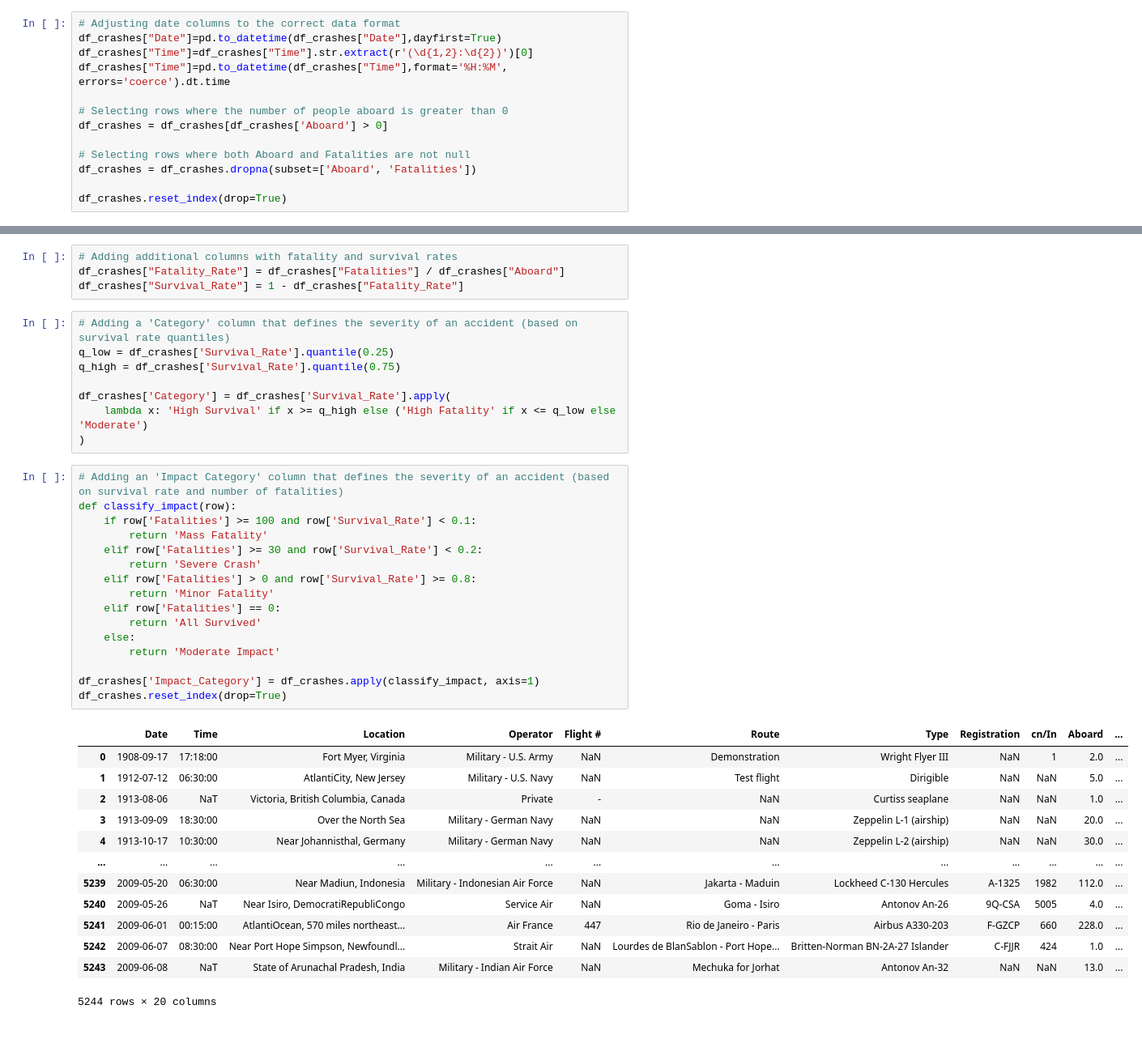
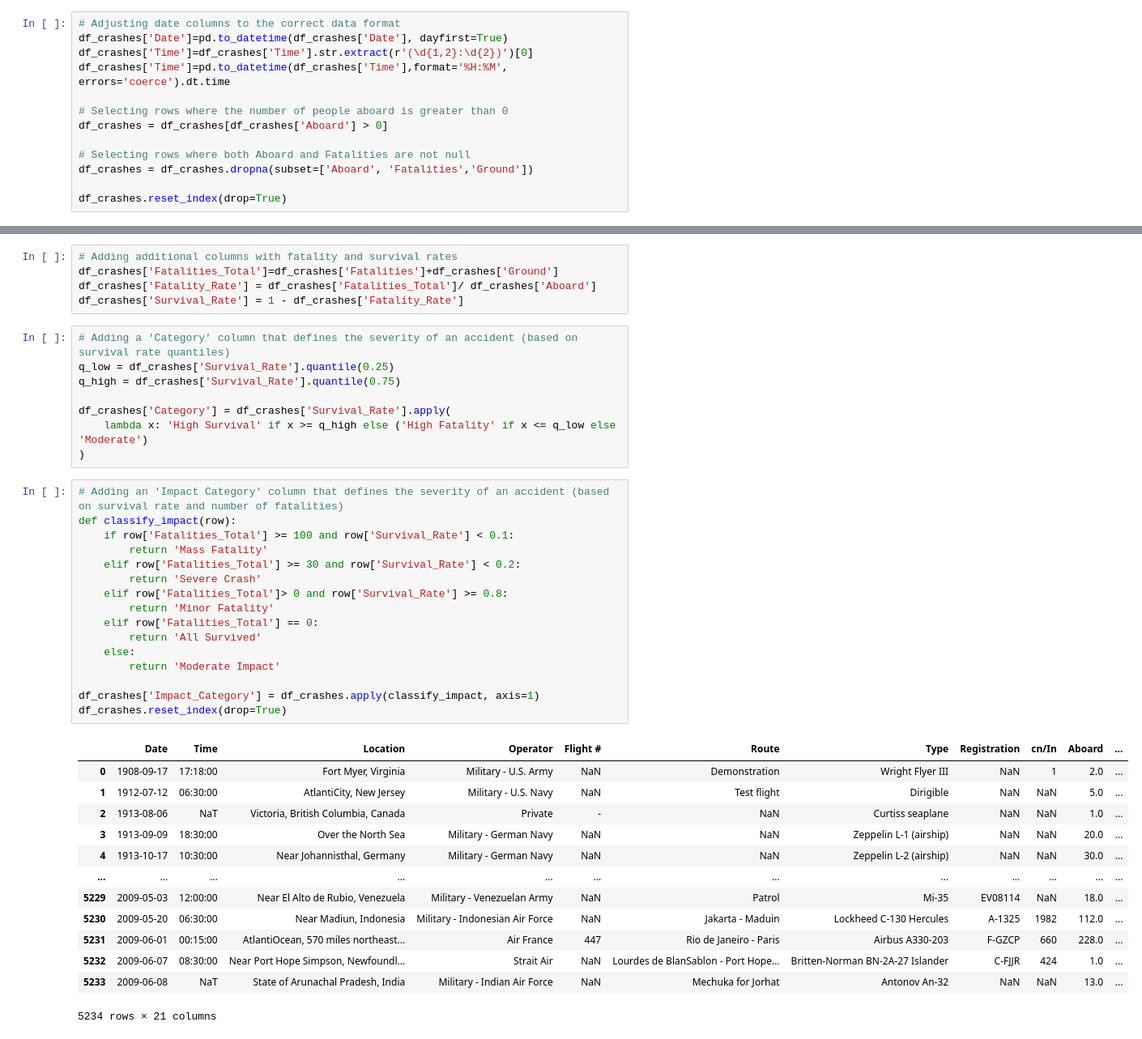
Before and after one commit to HelChytilova/CaseStudies2025, a Jupyter notebook: plane_crashes_final.ipynb, the cells around one changed output, grey strips where cells are left out. Shown at 81% size. Drawn from its saved outputs; the diff is of its cells as text.

```diff
--- a/plane_crashes_final.ipynb
+++ b/plane_crashes_final.ipynb
@@ -7,14 +12,14 @@ df_crashes=pd.read_csv("Airplane_crashes.csv", delimiter=';')
 # %%
 # Adjusting date columns to the correct data format
-df_crashes["Date"]=pd.to_datetime(df_crashes["Date"],dayfirst=True)
-df_crashes["Time"]=df_crashes["Time"].str.extract(r'(\d{1,2}:\d{2})')[0]
-df_crashes["Time"]=pd.to_datetime(df_crashes["Time"],format='%H:%M', errors='coerce').dt.time
+df_crashes['Date']=pd.to_datetime(df_crashes['Date'], dayfirst=True)
+df_crashes['Time']=df_crashes['Time'].str.extract(r'(\d{1,2}:\d{2})')[0]
+df_crashes['Time']=pd.to_datetime(df_crashes['Time'],format='%H:%M', errors='coerce').dt.time
 
 # Selecting rows where the number of people aboard is greater than 0
 df_crashes = df_crashes[df_crashes['Aboard'] > 0]
 
 # Selecting rows where both Aboard and Fatalities are not null
-df_crashes = df_crashes.dropna(subset=['Aboard', 'Fatalities'])
+df_crashes = df_crashes.dropna(subset=['Aboard', 'Fatalities','Ground'])
 
 df_crashes.reset_index(drop=True)
 # %% [output]
@@ -38,8 +43,9 @@ df_crashes["Year"] = df_crashes["Date"].dt.year
 df_crashes['Weekday'] = df_crashes['Date'].dt.day_name()
 # %%
 # Adding additional columns with fatality and survival rates
-df_crashes["Fatality_Rate"] = df_crashes["Fatalities"] / df_crashes["Aboard"]
-df_crashes["Survival_Rate"] = 1 - df_crashes["Fatality_Rate"]
+df_crashes['Fatalities_Total']=df_crashes['Fatalities']+df_crashes['Ground']
+df_crashes['Fatality_Rate'] = df_crashes['Fatalities_Total']/ df_crashes['Aboard']
+df_crashes['Survival_Rate'] = 1 - df_crashes['Fatality_Rate']
 # %%
 # Adding a 'Category' column that defines the severity of an accident (based on survival rate quantiles)
 q_low = df_crashes['Survival_Rate'].quantile(0.25)
@@ -51,33 +57,33 @@ df_crashes['Category'] = df_crashes['Survival_Rate'].apply(
 # %%
 # Adding an 'Impact Category' column that defines the severity of an accident (based on survival rate and number of fatalities)
 def classify_impact(row):
-    if row['Fatalities'] >= 100 and row['Survival_Rate'] < 0.1:
+    if row['Fatalities_Total'] >= 100 and row['Survival_Rate'] < 0.1:
         return 'Mass Fatality'
-    elif row['Fatalities'] >= 30 and row['Survival_Rate'] < 0.2:
+    elif row['Fatalities_Total'] >= 30 and row['Survival_Rate'] < 0.2:
         return 'Severe Crash'
-    elif row['Fatalities'] > 0 and row['Survival_Rate'] >= 0.8:
+    elif row['Fatalities_Total']> 0 and row['Survival_Rate'] >= 0.8:
         return 'Minor Fatality'
-    elif row['Fatalities'] == 0:
+    elif row['Fatalities_Total'] == 0:
         return 'All Survived'
     else:
         return 'Moderate Impact'
 
 df_crashes['Impact_Category'] = df_crashes.apply(classify_impact, axis=1)
 df_crashes.reset_index(drop=True)
 # %% [output]
 |  | Date | Time | Location | Operator | Flight # | Route | Type | Registration | cn/In | Aboard | ... |
 | 0 | 1908-09-17 | 17:18:00 | Fort Myer, Virginia | Military - U.S. Army | NaN | Demonstration | Wright Flyer III | NaN | 1 | 2.0 | ... |
 | 1 | 1912-07-12 | 06:30:00 | AtlantiCity, New Jersey | Military - U.S. Navy | NaN | Test flight | Dirigible | NaN | NaN | 5.0 | ... |
 | 2 | 1913-08-06 | NaT | Victoria, British Columbia, Canada | Private | - | NaN | Curtiss seaplane | NaN | NaN | 1.0 | ... |
 | 3 | 1913-09-09 | 18:30:00 | Over the North Sea | Military - German Navy | NaN | NaN | Zeppelin L-1 (airship) | NaN | NaN | 20.0 | ... |
 | 4 | 1913-10-17 | 10:30:00 | Near Johannisthal, Germany | Military - German Navy | NaN | NaN | Zeppelin L-2 (airship) | NaN | NaN | 30.0 | ... |
 | ... | ... | ... | ... | ... | ... | ... | ... | ... | ... | ... | ... |
-| 5239 | 2009-05-20 | 06:30:00 | Near Madiun, Indonesia | Military - Indonesian Air Force | NaN | Jakarta - Maduin | Lockheed C-130 Hercules | A-1325 | 1982 | 112.0 | ... |
-| 5240 | 2009-05-26 | NaT | Near Isiro, DemocratiRepubliCongo | Service Air | NaN | Goma - Isiro | Antonov An-26 | 9Q-CSA | 5005 | 4.0 | ... |
-| 5241 | 2009-06-01 | 00:15:00 | AtlantiOcean, 570 miles northeast... | Air France | 447 | Rio de Janeiro - Paris | Airbus A330-203 | F-GZCP | 660 | 228.0 | ... |
-| 5242 | 2009-06-07 | 08:30:00 | Near Port Hope Simpson, Newfoundl... | Strait Air | NaN | Lourdes de BlanSablon - Port Hope... | Britten-Norman BN-2A-27 Islander | C-FJJR | 424 | 1.0 | ... |
-| 5243 | 2009-06-08 | NaT | State of Arunachal Pradesh, India | Military - Indian Air Force | NaN | Mechuka for Jorhat | Antonov An-32 | NaN | NaN | 13.0 | ... |
+| 5229 | 2009-05-03 | 12:00:00 | Near El Alto de Rubio, Venezuela | Military - Venezuelan Army | NaN | Patrol | Mi-35 | EV08114 | NaN | 18.0 | ... |
+| 5230 | 2009-05-20 | 06:30:00 | Near Madiun, Indonesia | Military - Indonesian Air Force | NaN | Jakarta - Maduin | Lockheed C-130 Hercules | A-1325 | 1982 | 112.0 | ... |
+| 5231 | 2009-06-01 | 00:15:00 | AtlantiOcean, 570 miles northeast... | Air France | 447 | Rio de Janeiro - Paris | Airbus A330-203 | F-GZCP | 660 | 228.0 | ... |
+| 5232 | 2009-06-07 | 08:30:00 | Near Port Hope Simpson, Newfoundl... | Strait Air | NaN | Lourdes de BlanSablon - Port Hope... | Britten-Norman BN-2A-27 Islander | C-FJJR | 424 | 1.0 | ... |
+| 5233 | 2009-06-08 | NaT | State of Arunachal Pradesh, India | Military - Indian Air Force | NaN | Mechuka for Jorhat | Antonov An-32 | NaN | NaN | 13.0 | ... |
-5244 rows × 20 columns
+5234 rows × 21 columns
 # %%
 # Creating a new dataset with data aggregated by year of the accident
 annual = df_crashes.groupby('Year').agg({
```
Also changed, not shown: parts of 6 cells of this notebook.
